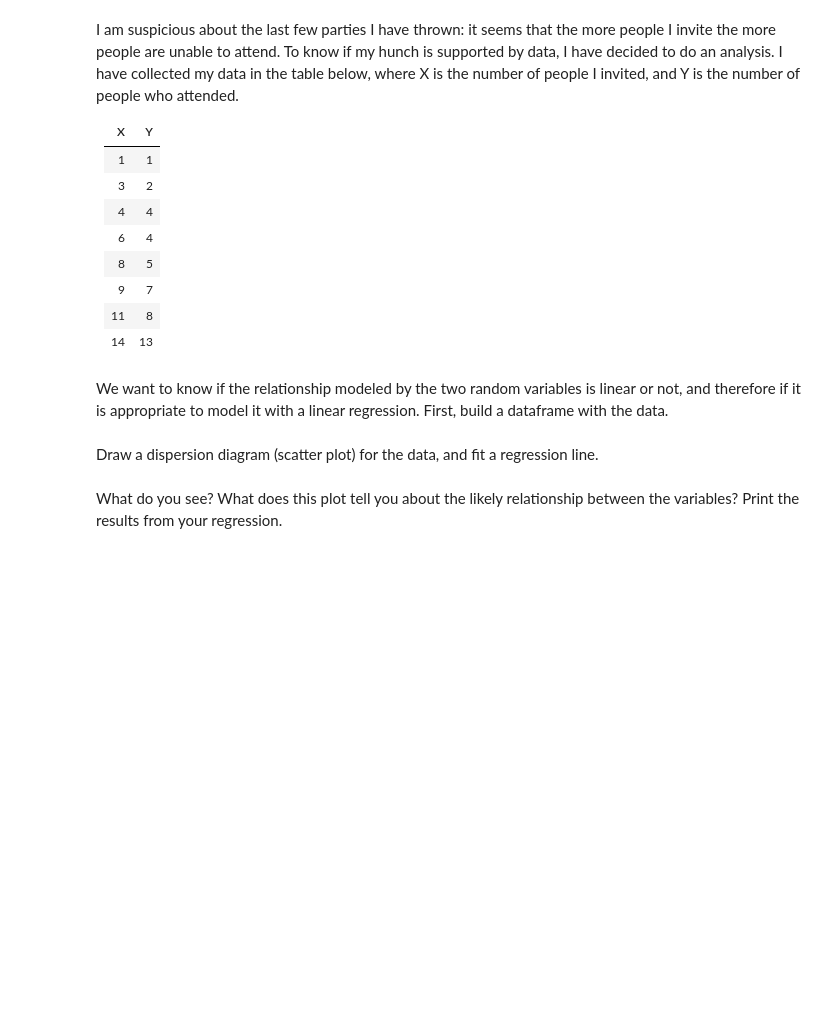
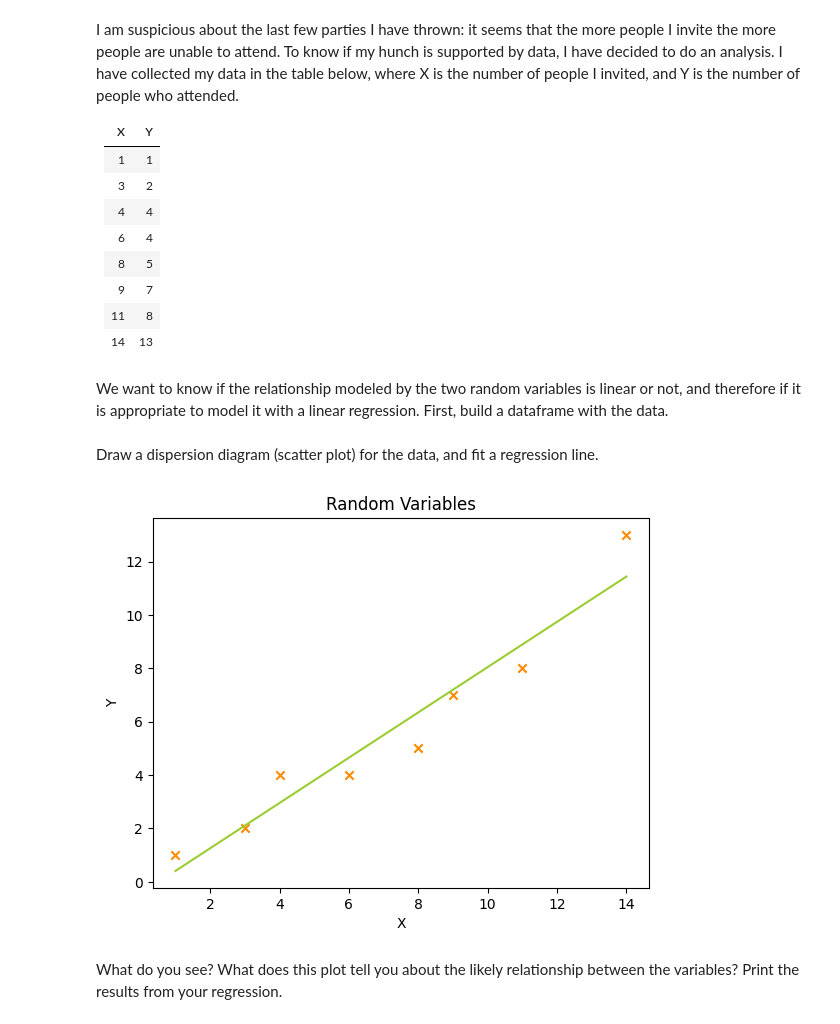
Before and after one commit to Ironhack-data-bcn-oct-2023/lab-regression-analysis, a Jupyter notebook: your-code.ipynb, the cells around one changed output. Drawn from its saved outputs; the diff is of its cells as text; code cells hidden in the pictures; blank space fills up the shorter version.

```diff
--- a/your-code.ipynb
+++ b/your-code.ipynb
@@ -96,2 +259,4 @@ First, build a dataframe with the data.
+# %%
+df = pd.DataFrame({'X': [1,3,4,6,8,9,11,14], 'Y': [1,2,4,4,5,7,8,13]})
 # %% [markdown]
 Draw a dispersion diagram (scatter plot) for the data, and fit a regression line.
@@ -100,2 +263,23 @@ Draw a dispersion diagram (scatter plot) for the data, and fit a regression line
+# %%
+X = df[['X']]
+y = df['Y']
+
+lr = LinearRegression()
+
+lr.fit(X, y)
+
+slope = lr.coef_
+intercept = lr.intercept_
+
+df['Predicted Y'] = lr.predict(X)
+
+plt.scatter(df['X'], df['Y'], marker='x', color='darkorange')
+plt.plot(df['X'], df['Predicted Y'], color='yellowgreen')
+plt.xlabel('X')
+plt.ylabel('Y');
+plt.title('Random Variables')
+plt.show()
+# %% [output]
+[figure, added]
 # %% [markdown]
 What do you see? What does this plot tell you about the likely relationship between the variables? Print the results from your regression.
```
Also changed, not shown: parts of 35 cells of this notebook.
